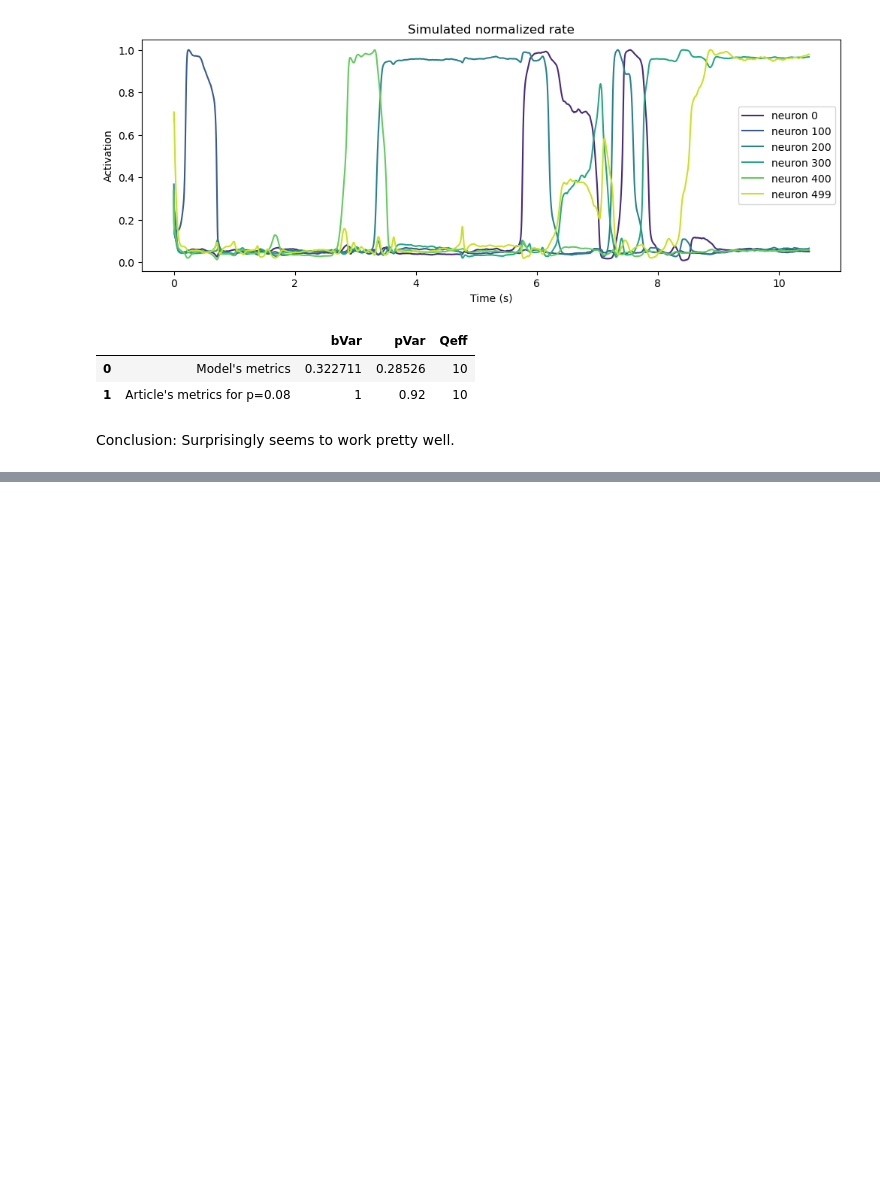
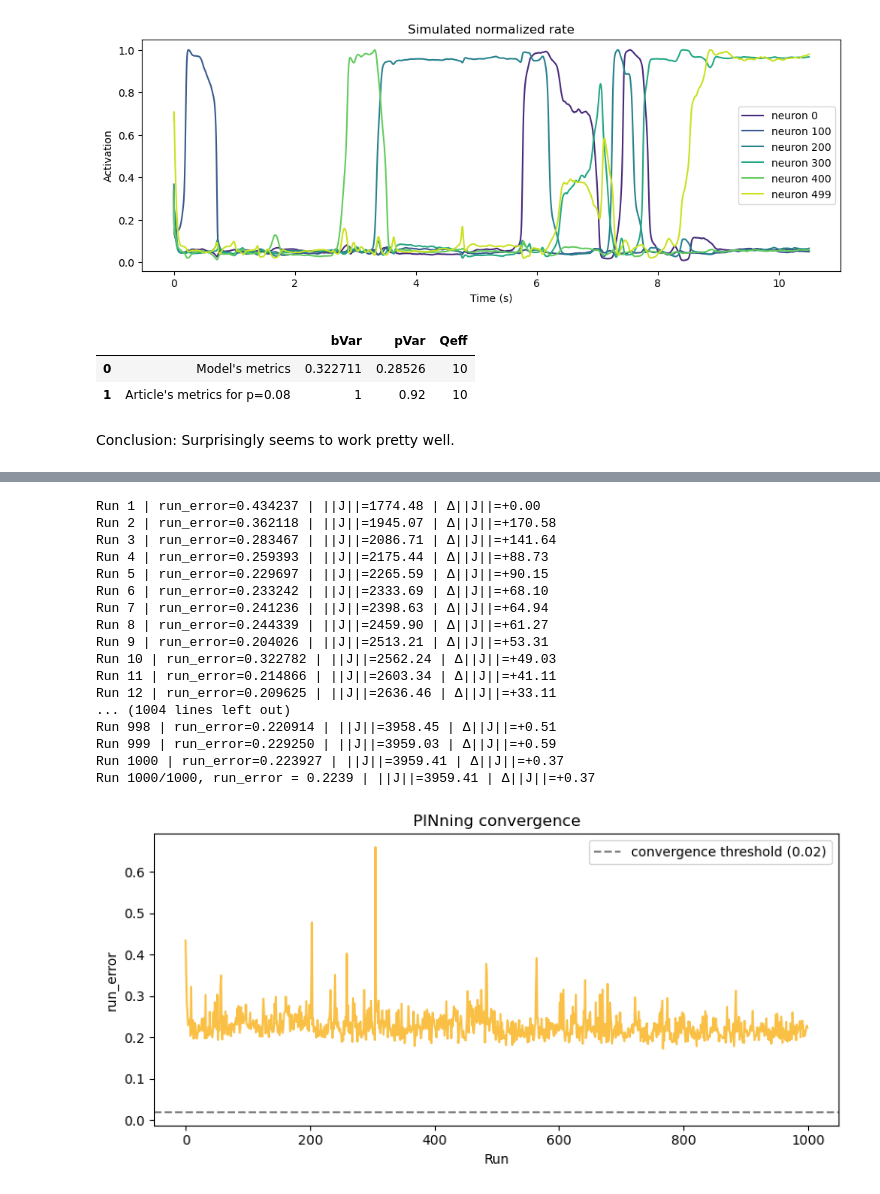
Before and after one commit to JohanneBohn/Reproducing-neural-sequences-with-Partial-In-Network-Training, a Jupyter notebook: learnable_patterns.ipynb, the cells around one changed output, grey strips where cells are left out. Cells and saved outputs as stored; diff of their text form; code cells hidden in the pictures; blank space fills up the shorter version.

```diff
--- a/learnable_patterns.ipynb
+++ b/learnable_patterns.ipynb
@@ -301,0 +317,24 @@ Conclusion: Surprisingly seems to work pretty well.
+# %%
+rnn = RNN(N, g, dt, tau, theta, p0)
+PINned_model = PINning(p, rnn, targets, p0)
+errors, j_norms = PINned_model.train(inputs, n_runs=1000, cv_threshold=cv_threshold, DEBUG = True, p_reg=p_reg)
+PINned_model.display_cv(errors)
+# %% [output]
+Run 1 | run_error=0.434237 | ||J||=1774.48 | Δ||J||=+0.00
+Run 2 | run_error=0.362118 | ||J||=1945.07 | Δ||J||=+170.58
+Run 3 | run_error=0.283467 | ||J||=2086.71 | Δ||J||=+141.64
+Run 4 | run_error=0.259393 | ||J||=2175.44 | Δ||J||=+88.73
+Run 5 | run_error=0.229697 | ||J||=2265.59 | Δ||J||=+90.15
+Run 6 | run_error=0.233242 | ||J||=2333.69 | Δ||J||=+68.10
+Run 7 | run_error=0.241236 | ||J||=2398.63 | Δ||J||=+64.94
+Run 8 | run_error=0.244339 | ||J||=2459.90 | Δ||J||=+61.27
+Run 9 | run_error=0.204026 | ||J||=2513.21 | Δ||J||=+53.31
+Run 10 | run_error=0.322782 | ||J||=2562.24 | Δ||J||=+49.03
+Run 11 | run_error=0.214866 | ||J||=2603.34 | Δ||J||=+41.11
+Run 12 | run_error=0.209625 | ||J||=2636.46 | Δ||J||=+33.11
+... (1004 lines left out)
+Run 998 | run_error=0.220914 | ||J||=3958.45 | Δ||J||=+0.51
+Run 999 | run_error=0.229250 | ||J||=3959.03 | Δ||J||=+0.59
+Run 1000 | run_error=0.223927 | ||J||=3959.41 | Δ||J||=+0.37
+Run 1000/1000, run_error = 0.2239 | ||J||=3959.41 | Δ||J||=+0.37
+[figure, added]
```
Also changed, not shown: parts of 8 cells of this notebook, 2 other files.
